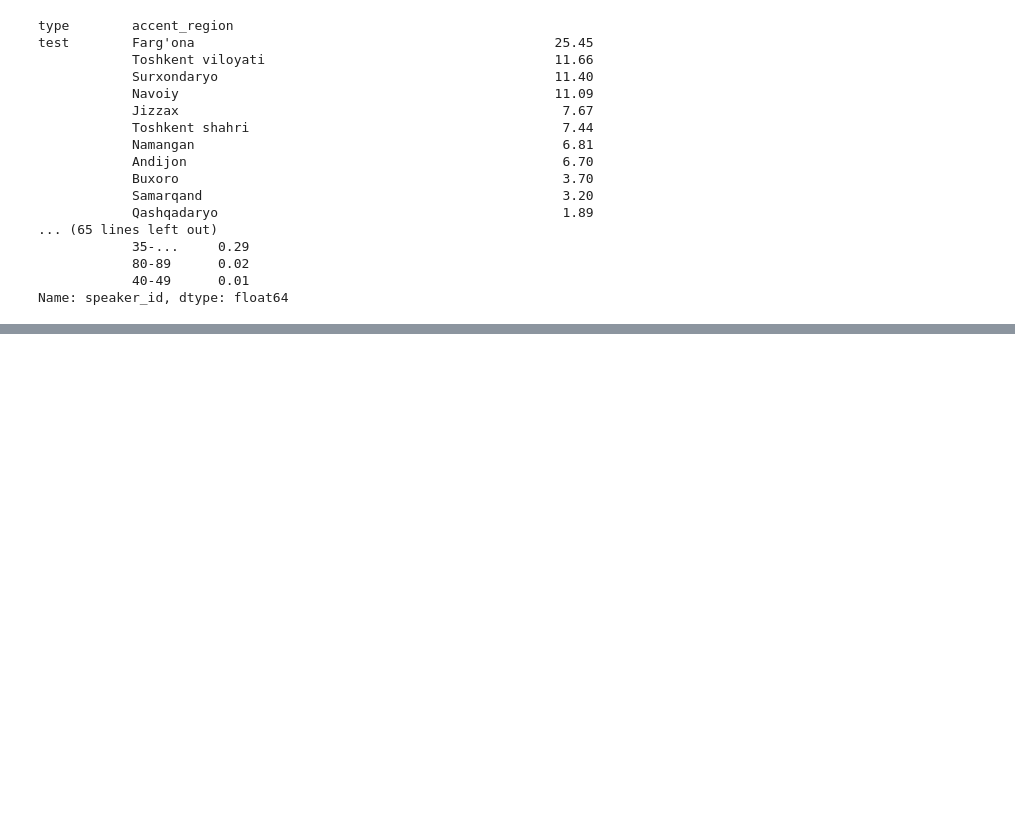
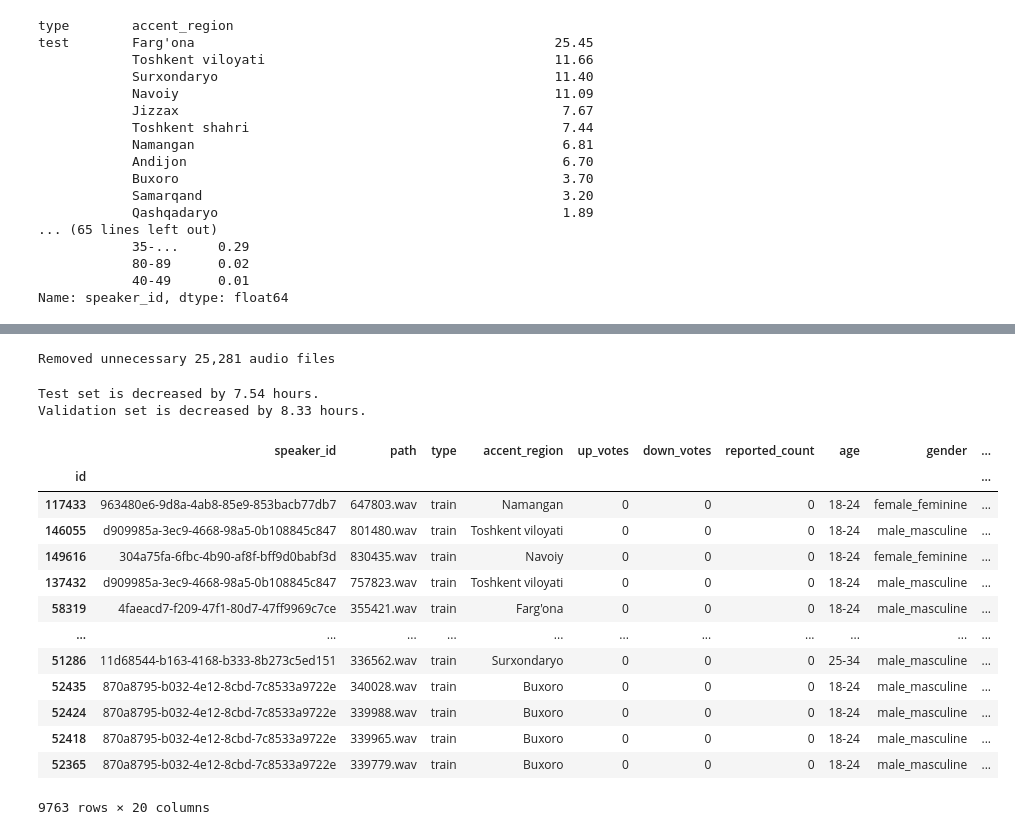
Before and after one commit to HaidarChaito/uzbek-automatic-speech-recognition, a Jupyter notebook: notebooks/6_uzbekvoice_dataset_preparation.ipynb, the cells around one changed output, grey strips where cells are left out. Saved outputs shown, nothing was run; the diff lists cells and outputs as text; code cells hidden in the pictures; blank space fills up the shorter version.

```diff
--- a/notebooks/6_uzbekvoice_dataset_preparation.ipynb
+++ b/notebooks/6_uzbekvoice_dataset_preparation.ipynb
@@ -1035,0 +1619,64 @@ Name: speaker_id, dtype: float64
+# %%
+import glob
+
+sampled1_df = pd.read_csv(SAMPLED_DATA_PATH, index_col="id")
+sampled2_df = pd.read_csv(SAMPLED_DATA2_PATH, index_col="id")
+
+all_audio_paths = set(glob.glob(os.path.join(SAMPLED_AUDIO_DIR, "*.wav")))
+audio_paths_to_keep1 = set(
+    sampled1_df["path"]
+    .apply(lambda file_name: os.path.join(SAMPLED_AUDIO_DIR, file_name))
+)
+audio_paths_to_keep2 = set(
+    sampled2_df["path"]
+    .apply(lambda file_name: os.path.join(SAMPLED_AUDIO_DIR, file_name))
+)
+
+audio_paths_to_keep = audio_paths_to_keep1.union(audio_paths_to_keep2)
+audio_paths_to_remove = all_audio_paths - audio_paths_to_keep
+
+for path in audio_paths_to_remove:
+    os.remove(path)
+
+print(f"Removed unnecessary {len(audio_paths_to_remove):,} audio files")
+# %% [output]
+Removed unnecessary 25,281 audio files
+# %%
+sampled1_df = pd.read_csv(SAMPLED_DATA_PATH, index_col="id")
+test_set = sampled1_df[sampled1_df["type"] == "test"]
+val_set = sampled1_df[sampled1_df["type"] == "validation"]
+
+# Decrease Test and Validation sets by moving top speakers to train
+test_speakers_to_train = set(
+    (test_set.groupby("speaker_id")["duration"].sum() / 3600).sort_values(ascending=False).head(7).index)
+test_mask = sampled1_df["speaker_id"].isin(test_speakers_to_train)
+decreased_test_duration = sampled1_df[test_mask]["duration"].sum() / 3600
+print(f"Test set is decreased by {decreased_test_duration:.2f} hours.")
+
+val_speakers_to_train = set(
+    (val_set.groupby("speaker_id")["duration"].sum() / 3600).sort_values(ascending=False).head(13).index)
+val_mask = sampled1_df["speaker_id"].isin(val_speakers_to_train)
+decreased_val_duration = sampled1_df[val_mask]["duration"].sum() / 3600
+print(f"Validation set is decreased by {decreased_val_duration:.2f} hours.")
+
+sampled1_df.loc[test_mask, "type"] = "train"
+sampled1_df.loc[val_mask, "type"] = "train"
+new_train_data = pd.concat([sampled1_df[test_mask], sampled1_df[val_mask]])
+new_train_data
+# %% [output]
+Test set is decreased by 7.54 hours.
+Validation set is decreased by 8.33 hours.
+|  | speaker_id | path | type | accent_region | up_votes | down_votes | reported_count | age | gender | ... |
+| id |  |  |  |  |  |  |  |  |  | ... |
+| 117433 | 963480e6-9d8a-4ab8-85e9-853bacb77db7 | 647803.wav | train | Namangan | 0 | 0 | 0 | 18-24 | female_feminine | ... |
+| 146055 | d909985a-3ec9-4668-98a5-0b108845c847 | 801480.wav | train | Toshkent viloyati | 0 | 0 | 0 | 18-24 | male_masculine | ... |
+| 149616 | 304a75fa-6fbc-4b90-af8f-bff9d0babf3d | 830435.wav | train | Navoiy | 0 | 0 | 0 | 18-24 | female_feminine | ... |
+| 137432 | d909985a-3ec9-4668-98a5-0b108845c847 | 757823.wav | train | Toshkent viloyati | 0 | 0 | 0 | 18-24 | male_masculine | ... |
+| 58319 | 4faeacd7-f209-47f1-80d7-47ff9969c7ce | 355421.wav | train | Farg'ona | 0 | 0 | 0 | 18-24 | male_masculine | ... |
+| ... | ... | ... | ... | ... | ... | ... | ... | ... | ... | ... |
+| 51286 | 11d68544-b163-4168-b333-8b273c5ed151 | 336562.wav | train | Surxondaryo | 0 | 0 | 0 | 25-34 | male_masculine | ... |
+| 52435 | 870a8795-b032-4e12-8cbd-7c8533a9722e | 340028.wav | train | Buxoro | 0 | 0 | 0 | 18-24 | male_masculine | ... |
+| 52424 | 870a8795-b032-4e12-8cbd-7c8533a9722e | 339988.wav | train | Buxoro | 0 | 0 | 0 | 18-24 | male_masculine | ... |
+| 52418 | 870a8795-b032-4e12-8cbd-7c8533a9722e | 339965.wav | train | Buxoro | 0 | 0 | 0 | 18-24 | male_masculine | ... |
+| 52365 | 870a8795-b032-4e12-8cbd-7c8533a9722e | 339779.wav | train | Buxoro | 0 | 0 | 0 | 18-24 | male_masculine | ... |
+9763 rows × 20 columns
```
Also changed, not shown: parts of 26 cells of this notebook, 6 other files.
